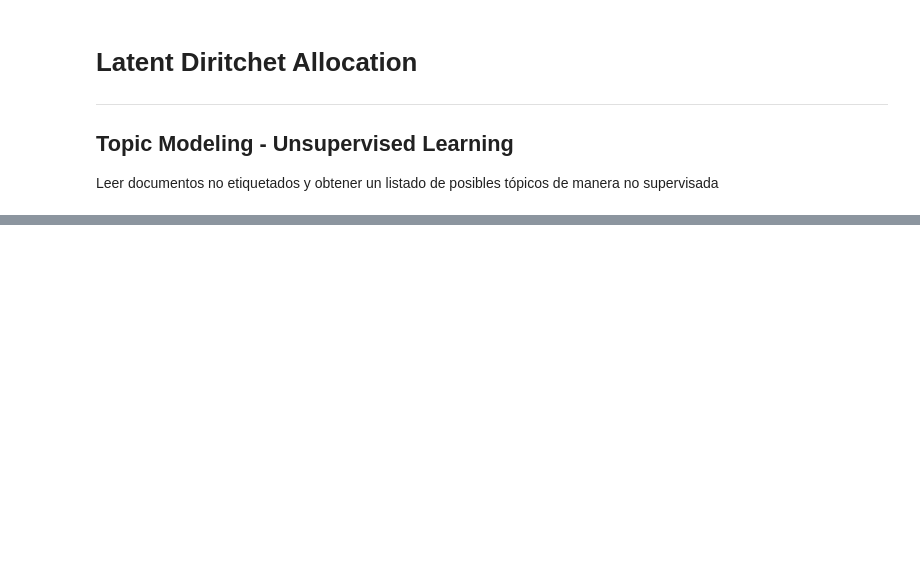
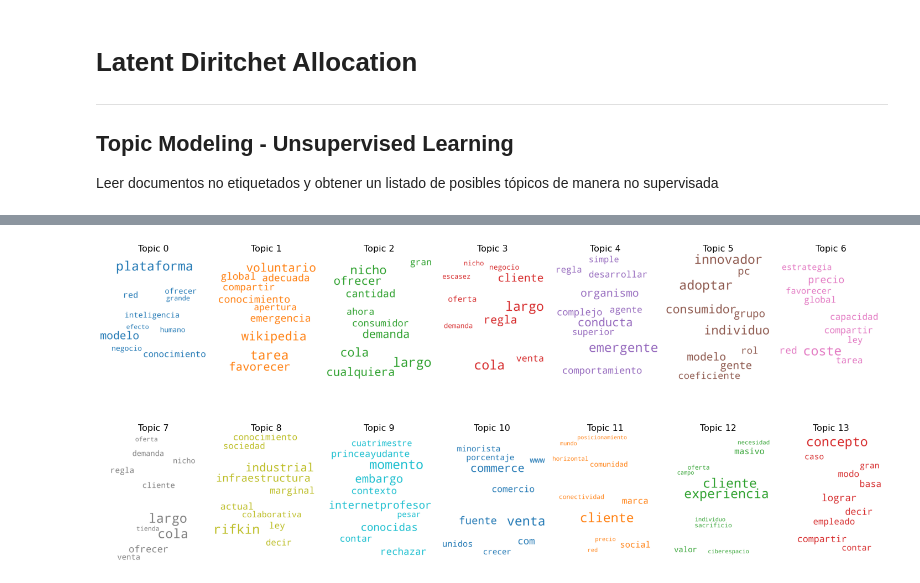
Before and after one commit to aleeherasimiuk/Detector-de-Plagio, a Jupyter notebook: src/latent_dirichlet_allocation.ipynb, the cells around one changed output, grey strips where cells are left out. Saved outputs shown, nothing was run; the diff lists cells and outputs as text; code cells hidden in the pictures; blank space fills up the shorter version.

```diff
--- a/src/latent_dirichlet_allocation.ipynb
+++ b/src/latent_dirichlet_allocation.ipynb
@@ -32,7 +30,7 @@ id2token.filter_extremes(no_below=5, no_above=0.5)
 bag_of_words = [id2token.doc2bow(doc) for doc in preprocessed_docs]
 bag_of_words_tf_dif = TfidfModel(bag_of_words)[bag_of_words]
 # %%
-lda_model = LdaMulticore(bag_of_words, num_topics=10, id2word=id2token, passes=100, workers=6, iterations = 100, random_state=0)
+lda_model = LdaMulticore(bag_of_words, num_topics=14, id2word=id2token, passes=100, workers=10, iterations = 100, random_state=0)
 # %%
 for idx, topic in lda_model.print_topics(-1):
     print('Topic: {}\nWords: {}\n'.format(idx, topic))
@@ -39,5 +55,7 @@ for idx, topic in lda_model.print_topics(-1):
 # %%
-show_word_cloud(lda_model, rows = 2, columns = 5)
+show_word_cloud(lda_model, rows = 2, columns = 7)
+# %% [output]
+[figure, added]
 # %%
 def get_topic(model, bow):
     possible_topics = model[bow]
```
Also changed, not shown: parts of 8 cells of this notebook, 2 other files.
